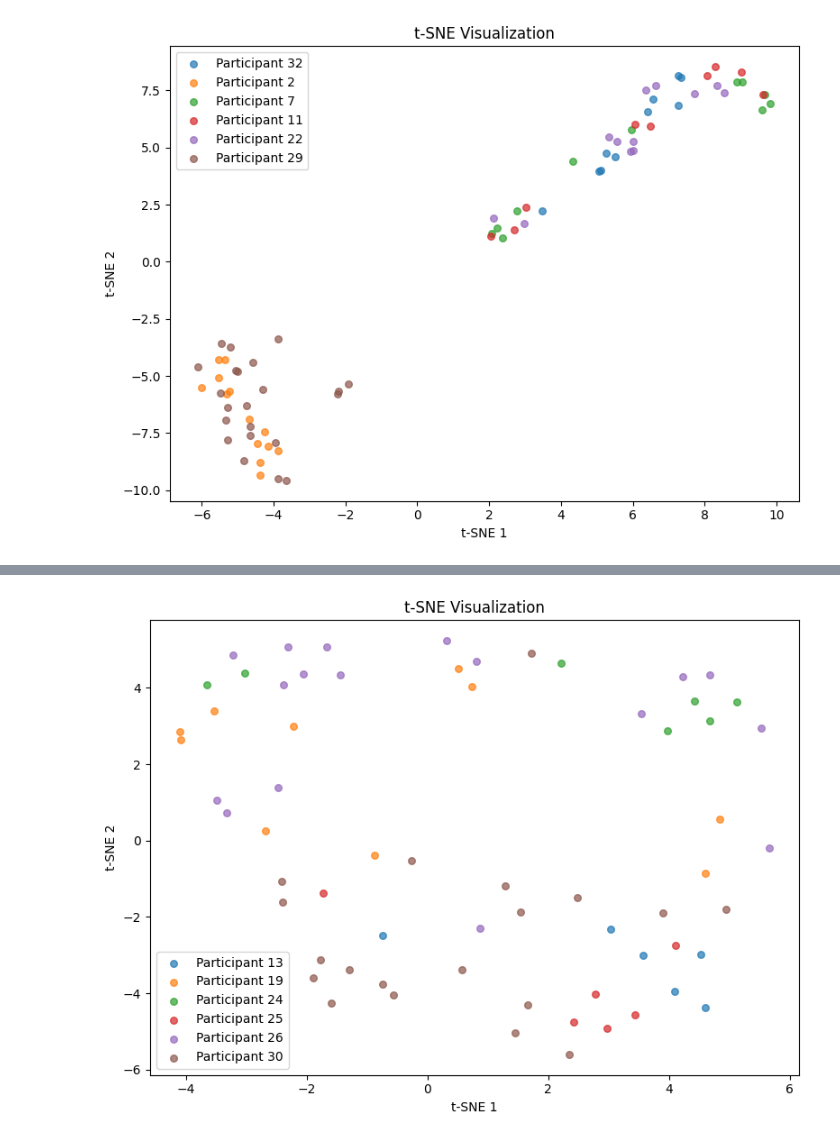
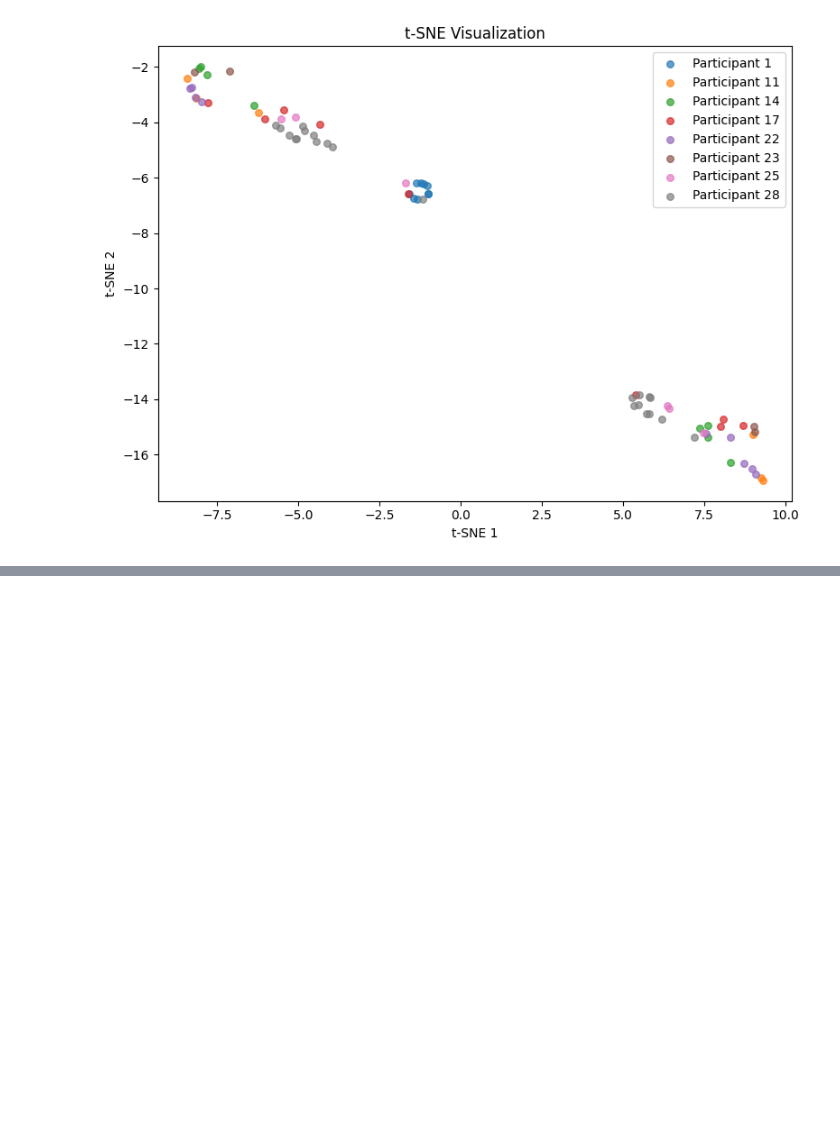
Before and after one commit to mklimek001/gait-features-identification, a Jupyter notebook: cv_embeddings_operations.ipynb, the cells around one changed output, grey strips where cells are left out. Cells and saved outputs as stored; diff of their text form; code cells hidden in the pictures; blank space fills up the shorter version.

```diff
--- a/cv_embeddings_operations.ipynb
+++ b/cv_embeddings_operations.ipynb
@@ -11,16 +11,16 @@ from pathlib import Path
 with open("./datasets/mocap/dataset_mocap_cycles_split.json", "r") as file:
     mocap_cycles = json.load(file)
 
-with open("./datasets/yolo/dataset_yolo_triang_cycles_split.json", "r") as file:
+with open("./datasets/yolo/dataset_yolo26_triang_cycles_split.json", "r") as file:
     yolo_cycles = json.load(file)
 
-with open("./datasets/yolo/dataset_yolo_triang_best_cameras_cycles_split.json", "r") as file:
+with open("./datasets/yolo/dataset_yolo26_triang_best_cameras_cycles_split.json", "r") as file:
     yolo_best_cams_cycles = json.load(file)
 
-with open("./datasets/yolo/dataset_yolo_triang_cycles_split_smoothed.json", "r") as file:
+with open("./datasets/yolo/dataset_yolo26_triang_cycles_split_butterworth.json", "r") as file:
     yolo_cycles_smoothed = json.load(file)
 
-with open("./datasets/yolo/dataset_yolo_triang_best_cameras_cycles_split_smoothed.json", "r") as file:
+with open("./datasets/yolo/dataset_yolo26_triang_best_cameras_cycles_split_butterworth.json", "r") as file:
     yolo_best_cams_cycles_smoothed = json.load(file)
 # %%
 cv = CrossValidationSiameseRaw(
@@ -1128,9 +990,16 @@ cv.perform_training_with_rank_classification(
 # %%
+cv = CrossValidationSiameseRaw(
+    sequence_cycles = yolo_best_cams_cycles_smoothed,
+    coordinates_idx = CoordinatesIdx(0, 1, 2),
+    log_level = logging.INFO,
+    logger_name = 'yolo_best_cameras_smoothed',
+)
+
 cv.perform_training_with_rank_classification(
-    n_folds = 5,
+    n_folds = 4,
     siamese_nn_type = "lstm",
     # siamese_nn_type = "conv1d",
-    learning_rate = 1e-3,
+    learning_rate = 1e-4,
     batch_size = 32,
     n_epochs = 15,
     embedding_size = 10,
@@ -1194 +1064 @@ cv.perform_training_with_rank_classification(
-[figure, old version]
+[figure, new version]
@@ -1230 +1099,0 @@ cv.perform_training_with_rank_classification(
-[figure, removed]
```
Also changed, not shown: parts of 10 cells of this notebook, 7 other files.
